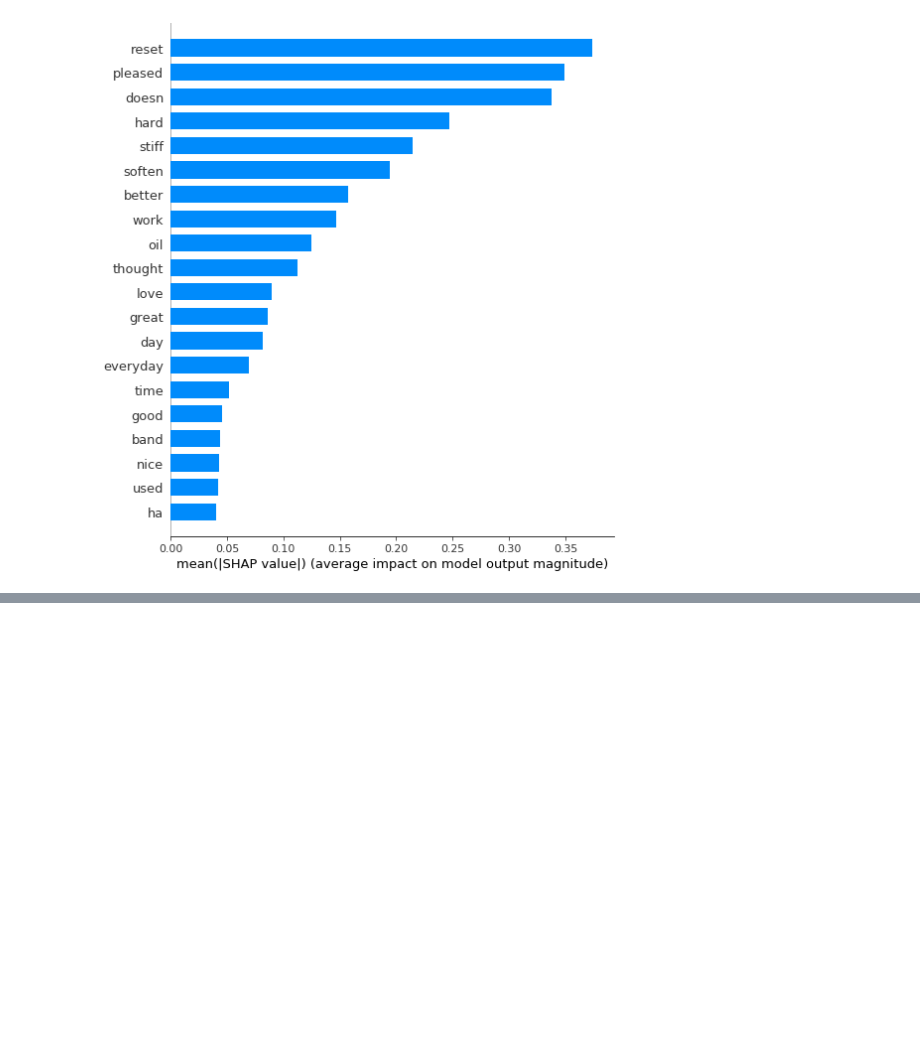
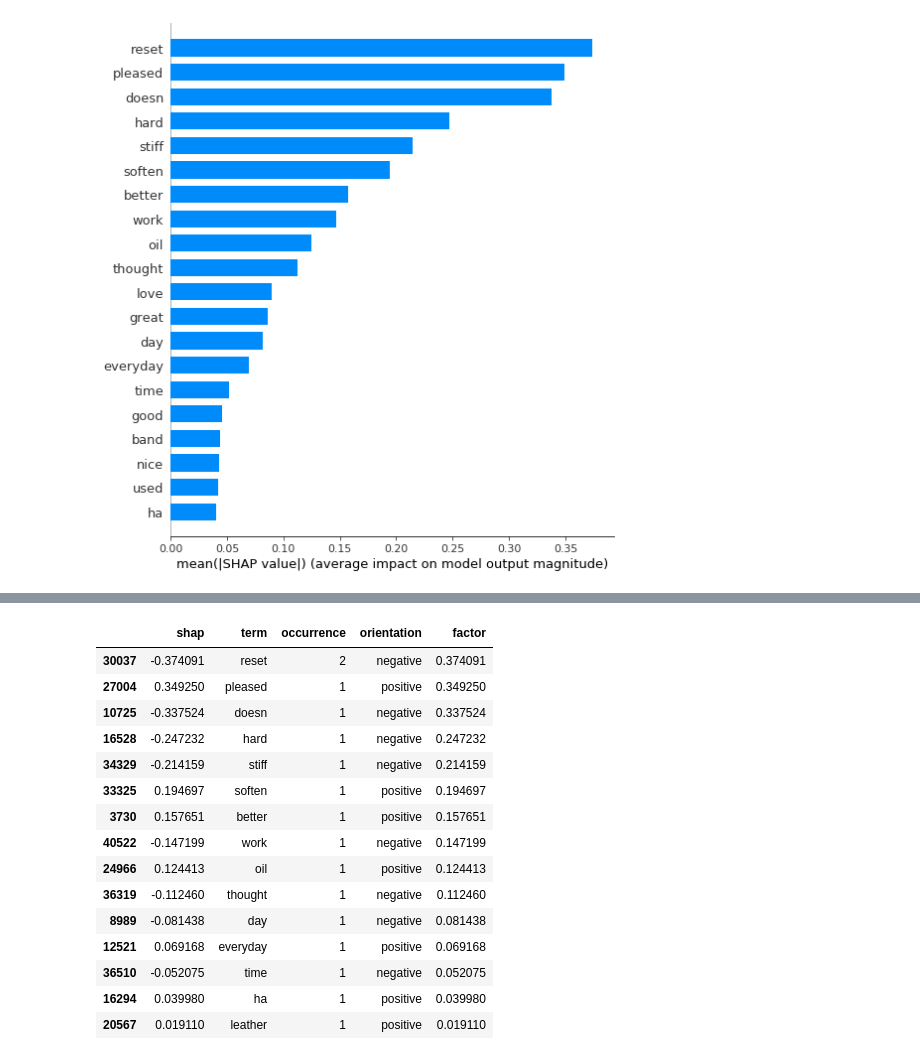
Before and after one commit to julie-haes/predict_user_scores, a Jupyter notebook: read_from_files.ipynb, the cells around one changed output, grey strips where cells are left out. Cells and saved outputs as stored; diff of their text form; code cells hidden in the pictures; blank space fills up the shorter version.

```diff
--- a/read_from_files.ipynb
+++ b/read_from_files.ipynb
@@ -72,4 +71,4 @@ shap.force_plot(
 [interactive output not drawn]
 [interactive output not drawn]
 # %%
-df_shap = pd.DataFrame({'Shap': explainer.shap_values(new_result)[0], 'Word': vectorizer.get_feature_names()})
+df_shap = pd.DataFrame({'shap': explainer.shap_values(new_result)[0], 'term': vectorizer.get_feature_names(), 'occurrence': new_result.toarray()[0]})
@@ -86,0 +79,3 @@ df_shap.to_csv('shapvalues.csv', sep=',', index=False)
+# %%
+df_shap_lower = df_shap.sort_values(by=['shap'],ascending=True).head(10)
+df_shap_lower
@@ -86,0 +94,3 @@ df_shap.to_csv('shapvalues.csv', sep=',', index=False)
+# %%
+df_shap_higher = df_shap.sort_values(by=['shap'],ascending=False).head(10)
+df_shap_higher
@@ -86,0 +109,26 @@ df_shap.to_csv('shapvalues.csv', sep=',', index=False)
+# %%
+df_result = pd.concat([df_shap_higher, df_shap_lower])
+# %%
+# Add a new column named 'orientation'
+df_result['orientation'] = ["negative" if x < 0 else "positive" for x in df_result['shap']]
+df_result['factor'] = [abs(x) for x in df_result['shap']]
+df_result = df_result[df_result.occurrence != 0]
+df_result = df_result.sort_values(by=['factor'],ascending=False)
+df_result
+# %% [output]
+|  | shap | term | occurrence | orientation | factor |
+| 30037 | -0.374091 | reset | 2 | negative | 0.374091 |
+| 27004 | 0.349250 | pleased | 1 | positive | 0.349250 |
+| 10725 | -0.337524 | doesn | 1 | negative | 0.337524 |
+| 16528 | -0.247232 | hard | 1 | negative | 0.247232 |
+| 34329 | -0.214159 | stiff | 1 | negative | 0.214159 |
+| 33325 | 0.194697 | soften | 1 | positive | 0.194697 |
+| 3730 | 0.157651 | better | 1 | positive | 0.157651 |
+| 40522 | -0.147199 | work | 1 | negative | 0.147199 |
+| 24966 | 0.124413 | oil | 1 | positive | 0.124413 |
+| 36319 | -0.112460 | thought | 1 | negative | 0.112460 |
+| 8989 | -0.081438 | day | 1 | negative | 0.081438 |
+| 12521 | 0.069168 | everyday | 1 | positive | 0.069168 |
+| 36510 | -0.052075 | time | 1 | negative | 0.052075 |
+| 16294 | 0.039980 | ha | 1 | positive | 0.039980 |
+| 20567 | 0.019110 | leather | 1 | positive | 0.019110 |
```
Also changed, not shown: parts of 8 cells of this notebook.
